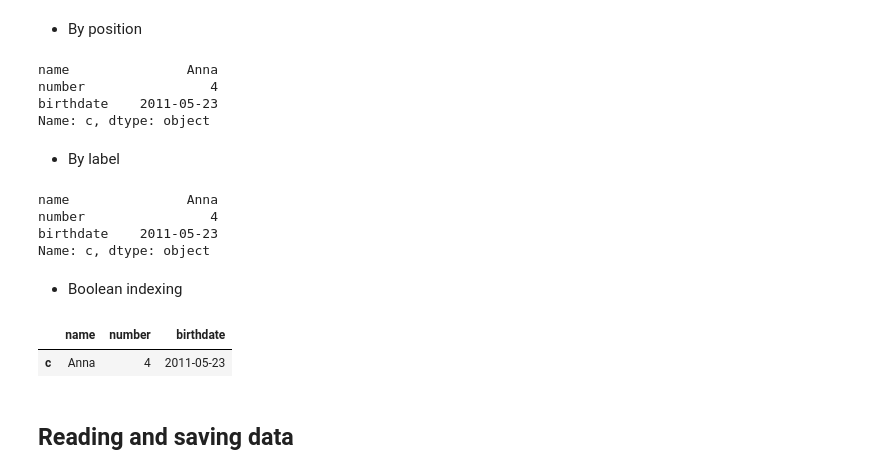
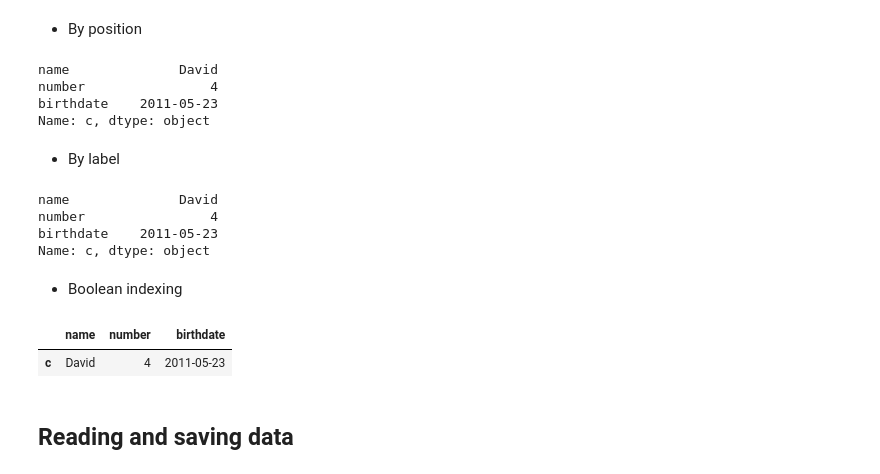
Before and after one commit to emikokic/processing_data_with_pandas, a Jupyter notebook: processing_data_with_pandas_talk.ipynb, the cells around one changed output. Drawn from its saved outputs; the diff is of its cells as text; code cells hidden in the pictures.

```diff
--- a/processing_data_with_pandas_talk.ipynb
+++ b/processing_data_with_pandas_talk.ipynb
@@ -120,7 +120,7 @@ array([1, 2, 3, 4])
 # %% [markdown]
 - Dataframe: two dimensional labeled data structure with columns of potentially different types
 # %%
-df = pandas.DataFrame({'name': ['John', 'Peter', 'Anna', 'David'],
+df = pandas.DataFrame({'name': ['John', 'Peter', 'David', 'Michael'],
                        'number': serie,
                        'birthdate': ['2010-01-02', float('NaN'), '2011-05-23', 0.]})
 df
@@ -139,7 +137,7 @@ df
 # %%
 df.iloc[2]
 # %% [output]
-name               Anna
+name              David
 number                4
 birthdate    2011-05-23
 Name: c, dtype: object
@@ -148,17 +146,17 @@ Name: c, dtype: object
 # %%
 df.loc['c']
 # %% [output]
-name               Anna
+name              David
 number                4
 birthdate    2011-05-23
 Name: c, dtype: object
 # %% [markdown]
 - Boolean indexing
 # %%
-df[df['name'] == 'Anna']
+df[df['name'] == 'David']
 # %% [output]
 |  | name | number | birthdate |
-| c | Anna | 4 | 2011-05-23 |
+| c | David | 4 | 2011-05-23 |
 # %% [markdown]
 ## Reading and saving data
 # %% [markdown]
```
Also changed, not shown: parts of 31 cells of this notebook.
